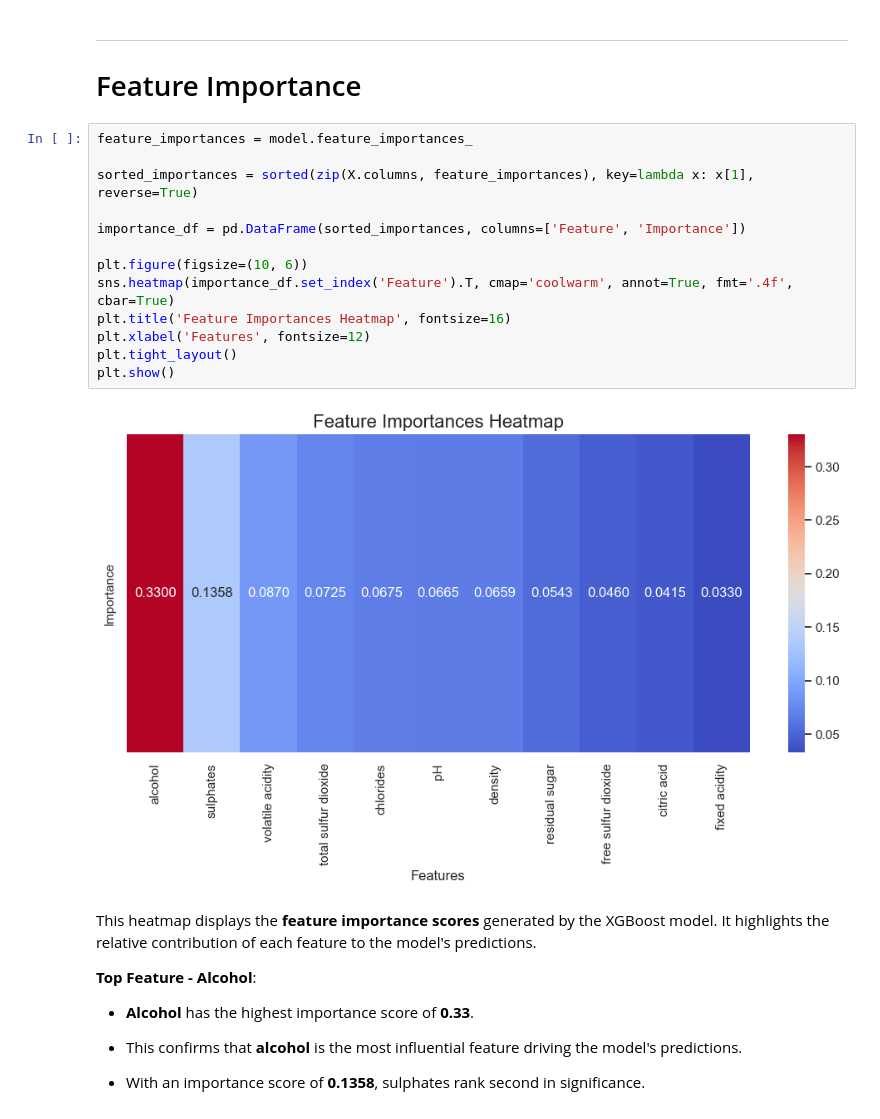
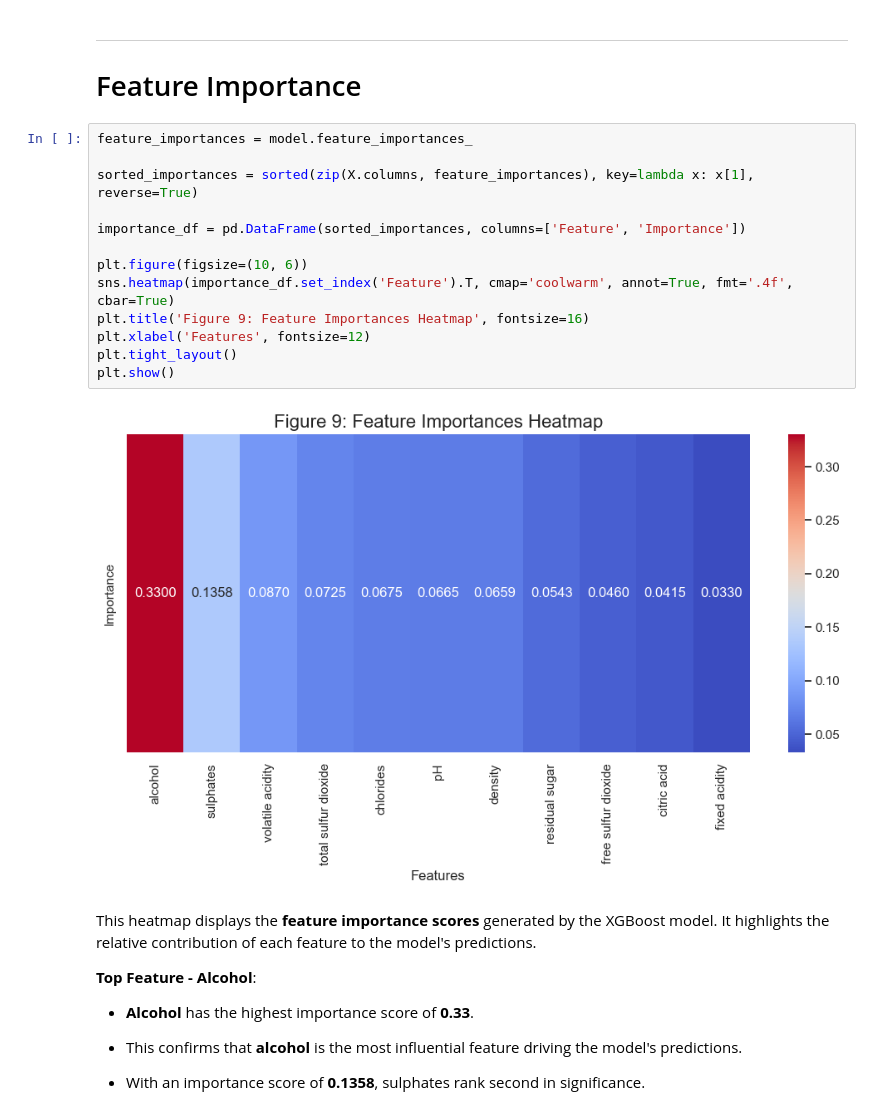
Before and after one commit to airbagdeer/tabular-ds-project, a Jupyter notebook: EX1.ipynb, the cells around one changed output. Saved outputs shown, nothing was run; the diff lists cells and outputs as text.

```diff
--- a/EX1.ipynb
+++ b/EX1.ipynb
@@ -576,18 +577,18 @@ Obviously, in the next exercise we will standardize the density feature, but we
 # %%
 feature_importances = model.feature_importances_
 
 sorted_importances = sorted(zip(X.columns, feature_importances), key=lambda x: x[1], reverse=True)
 
 importance_df = pd.DataFrame(sorted_importances, columns=['Feature', 'Importance'])
 
 plt.figure(figsize=(10, 6))
 sns.heatmap(importance_df.set_index('Feature').T, cmap='coolwarm', annot=True, fmt='.4f', cbar=True)
-plt.title('Feature Importances Heatmap', fontsize=16)
+plt.title('Figure 9: Feature Importances Heatmap', fontsize=16)
 plt.xlabel('Features', fontsize=12)
 plt.tight_layout()
 plt.show()
 # %% [output]
-[figure, old version]
+[figure, new version]
 # %% [markdown]
 This heatmap displays the **feature importance scores** generated by the XGBoost model. It highlights the relative contribution of each feature to the model's predictions.
 
```
Also changed, not shown: parts of 7 cells of this notebook.
